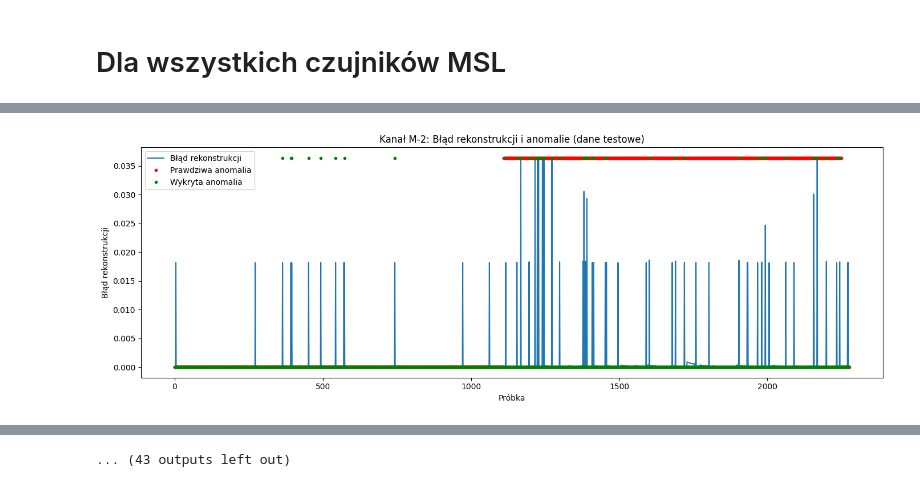
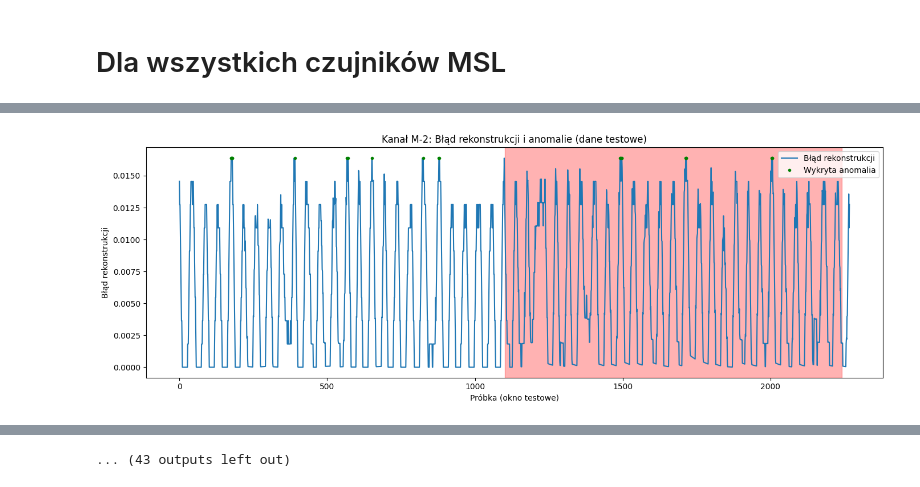
Before and after one commit to KTatar430/Praca-Magisterska, a Jupyter notebook: MSL.ipynb, the cells around one changed output, grey strips where cells are left out. Drawn from its saved outputs; the diff is of its cells as text; code cells hidden in the pictures.

```diff
--- a/MSL.ipynb
+++ b/MSL.ipynb
@@ -99,14 +112,14 @@ Wybrano czujnik: T-4
 # %%
 from torch.utils.data import DataLoader, TensorDataset
 
-epochs = 400
+epochs = 150
 batch_size = 64
 
-X_train = torch.tensor(arr_norm, dtype=torch.float32).to(device)
+X_train = torch.tensor(arr_norm_windows, dtype=torch.float32).to(device)
 train_dataset = TensorDataset(X_train)
 train_loader = DataLoader(train_dataset, batch_size, shuffle=True)
 
-model = UniversalAE(input_dim).to(device)
+model = AE(input_dim).to(device)
 optimizer = optim.Adam(model.parameters(), lr=1e-3)
 criterion = nn.MSELoss()
 
@@ -145,16 +158,19 @@ Epoch 374/400, Loss: 0.00136
 # Normalizacja oraz wczytanie danych testowych
 sensor_test_data = msl_test_data[sensor_name]
 arr_test_norm = scaler.transform(sensor_test_data)
-X_test = torch.tensor(arr_test_norm, dtype=torch.float32).to(device)
+def create_windows(data, window_size):
+    return np.array([data[i:i+window_size].flatten() for i in range(len(data) - window_size + 1)])
+arr_test_norm_windows = create_windows(arr_test_norm, window_size)
+X_test = torch.tensor(arr_test_norm_windows, dtype=torch.float32).to(device)
 
 # Rekonstrukcja i obliczenie błędu rekonstrukcji na danych testowych
 model.eval()
 with torch.no_grad():
     recon = model(X_test).cpu().numpy()
-recon_error = np.mean((arr_test_norm - recon) ** 2, axis=1)
+recon_error = np.mean((arr_test_norm_windows - recon) ** 2, axis=1)
 
 # Wykrywanie anomalii na danych testowych
-threshold = np.percentile(recon_error, 98)
+threshold = np.percentile(recon_error, 99)
 predicted_anomaly = (recon_error > threshold).astype(int)
 
 # Prawdziwe anomalie z labeled_anomalies.csv dla testowych indeksów
@@ -226,9 +242,11 @@ Anomalia [1172, 1240]: WYKRYTA
 # Dla wszystkich czujników MSL
 # %%
 # Parametry do ustawienia
-batch_size = 64
-epochs = 100
-threshold_percentile = 98
+batch_size = 128
+epochs = 80
+threshold_percentile = 99
+window_size = 10
+learning_rate = 1e-3
 
 from sklearn.preprocessing import MinMaxScaler
 from torch.utils.data import DataLoader, TensorDataset
@@ -237,19 +255,22 @@ from torch import nn, optim
 import matplotlib.pyplot as plt
 from sklearn.metrics import confusion_matrix, classification_report
 
+def create_windows(data, window_size):
+    return np.array([data[i:i+window_size].flatten() for i in range(len(data) - window_size + 1)])
+
 # Definicja modelu
 class UniversalAE(nn.Module):
     def __init__(self, input_dim):
         super(UniversalAE, self).__init__()
         self.encoder = nn.Sequential(
-            nn.Linear(input_dim, 64),
+            nn.Linear(input_dim, 256),
             nn.ReLU(),
-            nn.Linear(64, 32)
+            nn.Linear(256, 128)
         )
         self.decoder = nn.Sequential(
-            nn.Linear(32, 64),
+            nn.Linear(128, 256),
             nn.ReLU(),
-            nn.Linear(64, input_dim),
+            nn.Linear(256, input_dim),
             nn.Sigmoid()
         )
 
@@ -258,6 +279,9 @@ class UniversalAE(nn.Module):
         decoded = self.decoder(encoded)
         return decoded
 
+total_anomalies = 0
+detected_anomalies = 0
+
 # Pętla po wszystkich czujnikach
 for sensor_name in msl_channels:
     print(f"\n{'='*40}\nCzujnik: {sensor_name}\n{'='*40}")
@@ -265,18 +289,22 @@ for sensor_name in msl_channels:
     # Przygotowanie danych treningowych i testowych
     sensor_train_data = msl_train_data[sensor_name]
     sensor_test_data = msl_test_data[sensor_name]
-    input_dim = sensor_train_data.shape[1]
 
     scaler = MinMaxScaler()
     arr_norm = scaler.fit_transform(sensor_train_data)
     arr_test_norm = scaler.transform(sensor_test_data)
 
+    # Tworzenie okien czasowych
+    arr_norm_windows = create_windows(arr_norm, window_size)
+    arr_test_norm_windows = create_windows(arr_test_norm, window_size)
+    input_dim = sensor_train_data.shape[1] * window_size
+
     # Nauka modelu
     model = UniversalAE(input_dim).to(device)
-    X_train = torch.tensor(arr_norm, dtype=torch.float32).to(device)
+    X_train = torch.tensor(arr_norm_windows, dtype=torch.float32).to(device)
     train_dataset = TensorDataset(X_train)
     train_loader = DataLoader(train_dataset, batch_size=batch_size, shuffle=True)
-    optimizer = optim.Adam(model.parameters(), lr=1e-3)
+    optimizer = optim.Adam(model.parameters(), learning_rate)
     criterion = nn.MSELoss()
 
     for epoch in range(epochs):
@@ -293,11 +321,11 @@ for sensor_name in msl_channels:
             print(f"Epoch {epoch+1}/{epochs}, Loss: {total_loss/len(train_loader):.6f}")
 
     # Testowanie modelu
-    X_test = torch.tensor(arr_test_norm, dtype=torch.float32).to(device)
+    X_test = torch.tensor(arr_test_norm_windows, dtype=torch.float32).to(device)
     model.eval()
     with torch.no_grad():
         recon = model(X_test).cpu().numpy()
-    recon_error = np.mean((arr_test_norm - recon) ** 2, axis=1)
+    recon_error = np.mean((arr_test_norm_windows - recon) ** 2, axis=1)
 
     # Wykrywanie anomalii
     threshold = np.percentile(recon_error, threshold_percentile)
@@ -311,16 +339,25 @@ for sensor_name in msl_channels:
 
     true_anomaly = np.zeros(len(recon_error), dtype=int)
     for seq in anomaly_sequences:
+        # przesunięcie indeksów o window_size-1, bo okna są krótsze niż oryginalne dane
         start, end = seq
+        start = max(0, start - (window_size - 1))
+        end = max(0, end - (window_size - 1))
         true_anomaly[start:min(end+1, len(true_anomaly))] = 1
 
     # Wizualizacja wyników
     plt.figure(figsize=(14, 5))
     plt.plot(recon_error, label="Błąd rekonstrukcji")
-    plt.plot(true_anomaly * np.max(recon_error), 'r.', label="Prawdziwa anomalia")
-    plt.plot(predicted_anomaly * np.max(recon_error), 'g.', label="Wykryta anomalia")
+
+    for seq in anomaly_sequences:
+        start, end = seq
+        start = max(0, start - (window_size - 1))
+        end = max(0, end - (window_size - 1))
+        plt.axvspan(start, end, color='red', alpha=0.3)
+
+    plt.plot(np.where(predicted_anomaly == 1)[0], recon_error[predicted_anomaly == 1], 'g.', label="Wykryta anomalia")
     plt.title(f"Kanał {sensor_name}: Błąd rekonstrukcji i anomalie (dane testowe)")
-    plt.xlabel("Próbka")
+    plt.xlabel("Próbka (okno testowe)")
     plt.ylabel("Błąd rekonstrukcji")
     plt.legend()
     plt.tight_layout()
@@ -335,6 +372,8 @@ for sensor_name in msl_channels:
     detected_ranges = []
     for seq in anomaly_sequences:
         start, end = seq
+        start = max(0, start - (window_size - 1))
+        end = max(0, end - (window_size - 1))
         if np.any(predicted_anomaly[start:min(end+1, len(predicted_anomaly))] == 1):
             detected_ranges.append(seq)
 
@@ -344,6 +383,16 @@ for sensor_name in msl_channels:
             print(f"Anomalia {seq}: WYKRYTA")
         else:
             print(f"Anomalia {seq}: NIEWYKRYTA")
+
+    total_anomalies += len(anomaly_sequences)
+    detected_anomalies += len(detected_ranges)
+
+print("\n" + "="*40)
+print("PODSUMOWANIE DLA WSZYSTKICH CZUJNIKÓW")
+print(f"Wszystkich anomalii:: {total_anomalies}")
+print(f"Wykrytych anomalii:: {detected_anomalies}")
+print(f"Niewykrytych anomali: {total_anomalies - detected_anomalies}")
+print("="*40)
 # %% [output]
 ========================================
 Czujnik: M-6
@@ -392,2 +441,2 @@ Epoch 81/100, Loss: 0.000366
-[figure, old version]
+[figure, new version]
 Confusion matrix (test):
```
Also changed, not shown: parts of 5 cells of this notebook.
